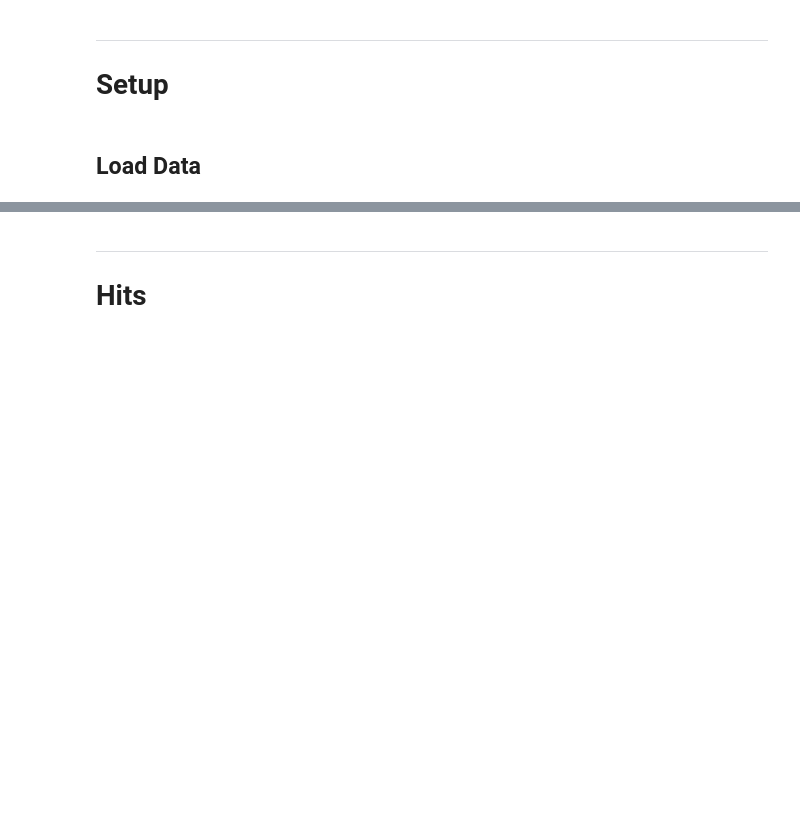
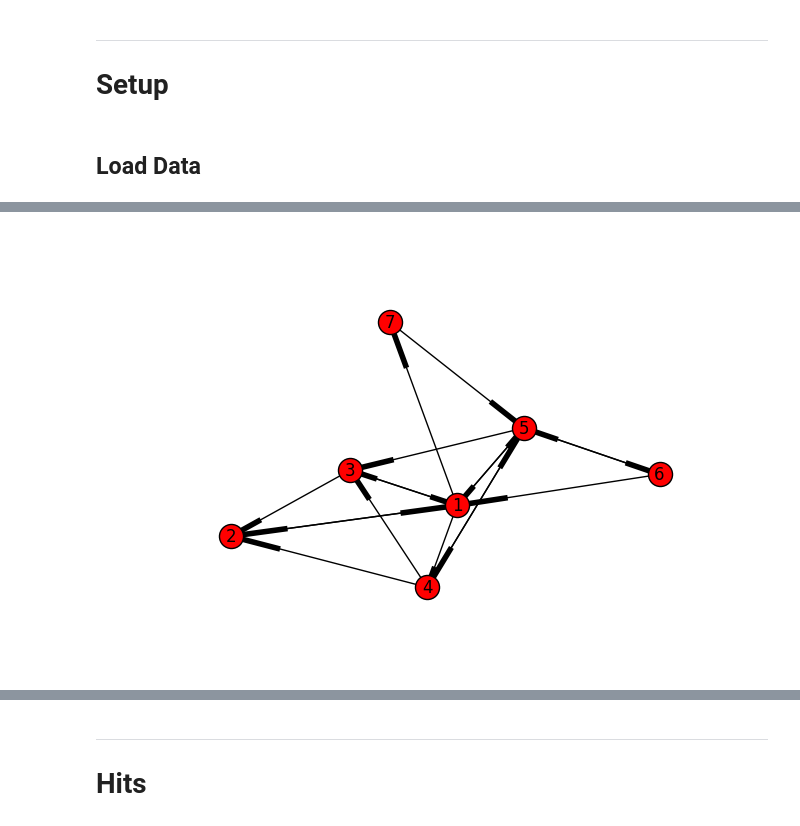
Before and after one commit to Lee-W/Link-Analysis, a Jupyter notebook: Link Analysis.ipynb, the cells around one changed output, grey strips where cells are left out. Saved outputs shown, nothing was run; the diff lists cells and outputs as text; code cells hidden in the pictures; blank space fills up the shorter version.

```diff
--- a/Link Analysis.ipynb
+++ b/Link Analysis.ipynb
@@ -31,0 +50,6 @@ G1 = nx.DiGraph(graph1_gen)
+# %%
+graph4_gen = load_graph_gen('dataset/graph_4.txt')
+G4 = nx.DiGraph(graph4_gen)
+nx.draw(G4, arrows=True, with_labels=True)
+# %% [output]
+[figure, added]
```
Also changed, not shown: parts of 12 cells of this notebook.
